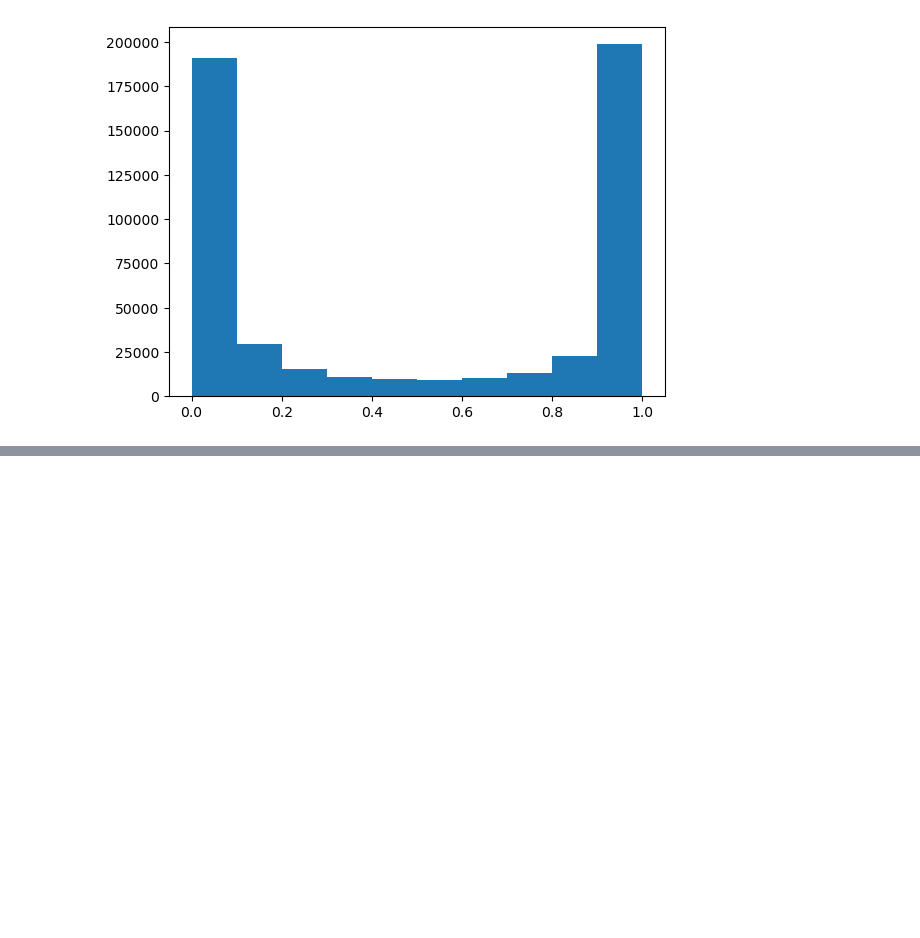
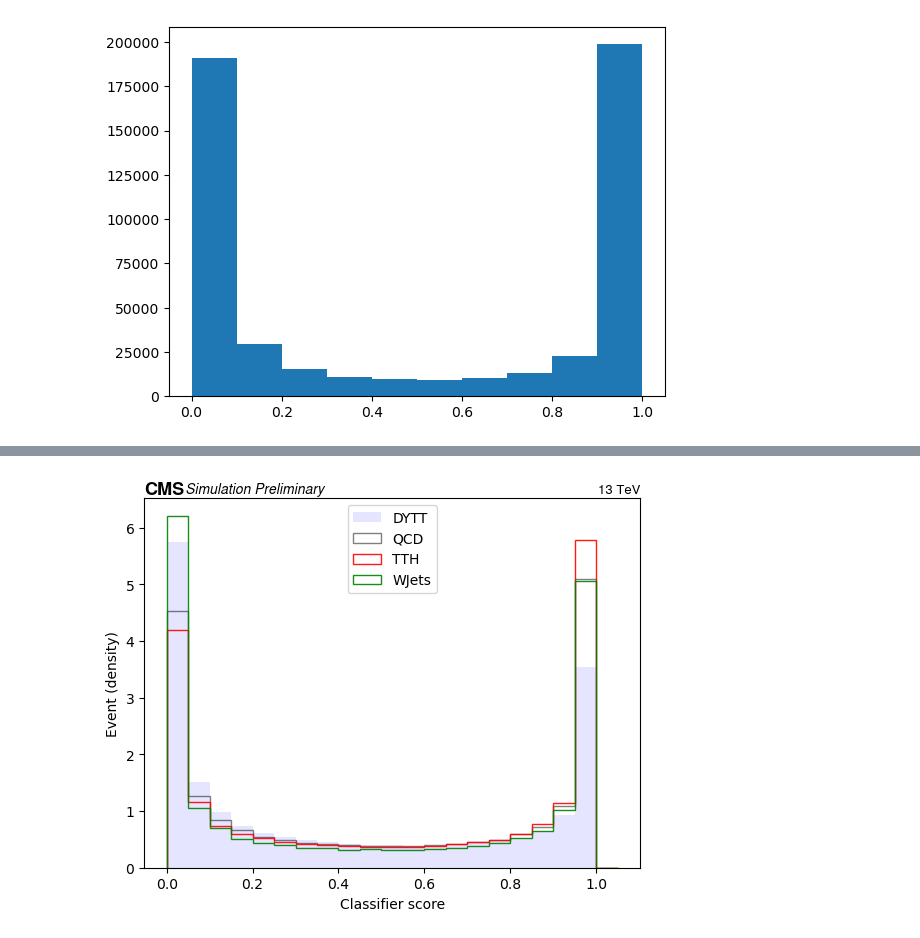
Before and after one commit to bhbam/H_AA_CLuster_jupyter_notebooks, a Jupyter notebook: PL_signal_score_test_for_classification_from_h5py_files.ipynb, the cells around one changed output, grey strips where cells are left out. Cells and saved outputs as stored; diff of their text form; code cells hidden in the pictures; blank space fills up the shorter version.

```diff
--- a/PL_signal_score_test_for_classification_from_h5py_files.ipynb
+++ b/PL_signal_score_test_for_classification_from_h5py_files.ipynb
@@ -243,0 +305,13 @@ len(y_true[y_true==0])
+# %%
+fig, ax = plt.subplots()
+plt.hist(y_pred6, bins = np.arange(0,1.1,0.05), density=True, color='blue', label='DYTT', alpha=0.1)
+plt.hist(y_pred8, bins = np.arange(0,1.1,0.05), histtype='step', density=True, color='black',label='QCD',alpha=0.5)
+plt.hist(y_pred10, bins = np.arange(0,1.1,0.05),histtype='step', density=True, color='r',label='TTH',alpha=0.9)
+plt.hist(y_pred12, bins = np.arange(0,1.1,0.05),histtype='step', density=True, color='g',label='WJets',alpha=0.9)
+plt.xlabel('Classifier score')
+plt.ylabel('Event (density)')
+plt.legend(loc='best')
+hep.cms.label(llabel="Simulation Preliminary", rlabel="13 TeV", loc=0, ax=ax)
+plt.show()
+# %% [output]
+[figure, added]
```
Also changed, not shown: parts of 6 cells of this notebook.
